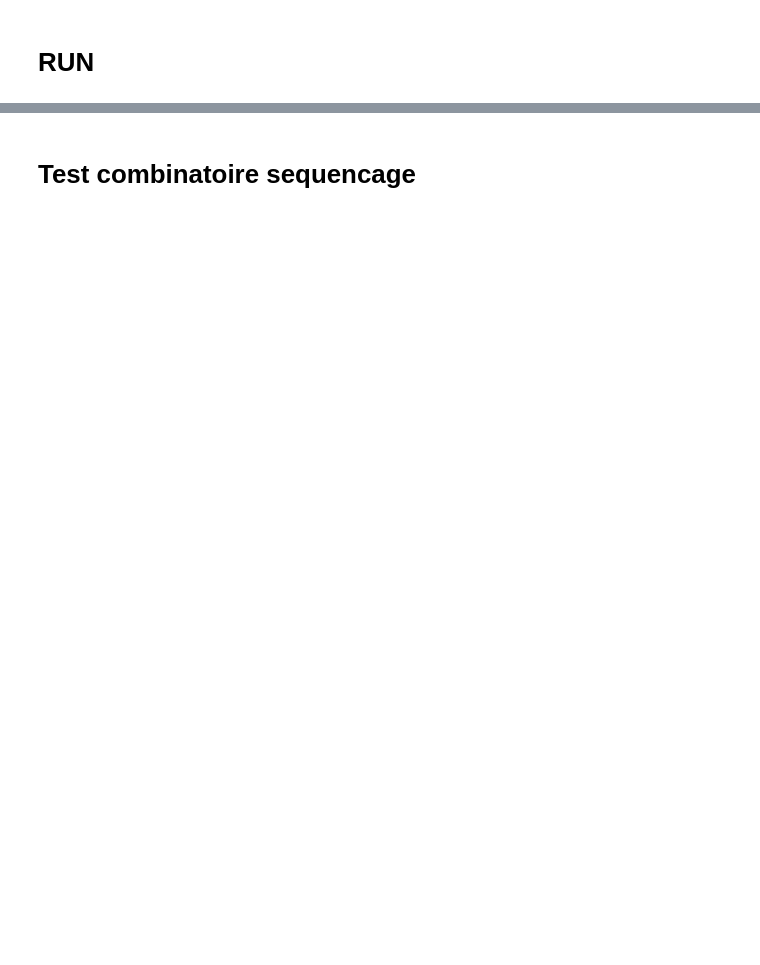
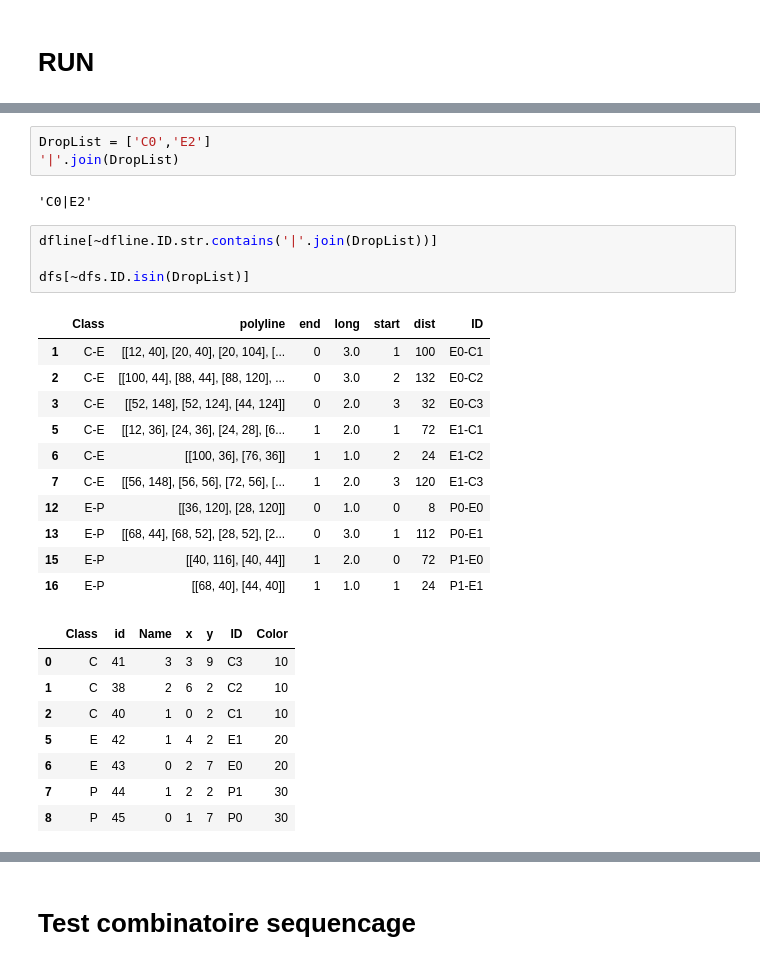
Before and after one commit to egos/valeo, a Jupyter notebook: NoteBook_GA_VALEO.ipynb, the cells around one changed output, grey strips where cells are left out. Drawn from its saved outputs; the diff is of its cells as text; blank space fills up the shorter version.

```diff
--- a/NoteBook_GA_VALEO.ipynb
+++ b/NoteBook_GA_VALEO.ipynb
@@ -209,0 +143,29 @@ array([2, 1, 1, 0])
+# %%
+DropList = ['C0','E2']
+'|'.join(DropList)
+# %% [output]
+'C0|E2'
+# %%
+dfline[~dfline.ID.str.contains('|'.join(DropList))]
+
+dfs[~dfs.ID.isin(DropList)]
+# %% [output]
+|  | Class | polyline | end | long | start | dist | ID |
+| 1 | C-E | [[12, 40], [20, 40], [20, 104], [... | 0 | 3.0 | 1 | 100 | E0-C1 |
+| 2 | C-E | [[100, 44], [88, 44], [88, 120], ... | 0 | 3.0 | 2 | 132 | E0-C2 |
+| 3 | C-E | [[52, 148], [52, 124], [44, 124]] | 0 | 2.0 | 3 | 32 | E0-C3 |
+| 5 | C-E | [[12, 36], [24, 36], [24, 28], [6... | 1 | 2.0 | 1 | 72 | E1-C1 |
+| 6 | C-E | [[100, 36], [76, 36]] | 1 | 1.0 | 2 | 24 | E1-C2 |
+| 7 | C-E | [[56, 148], [56, 56], [72, 56], [... | 1 | 2.0 | 3 | 120 | E1-C3 |
+| 12 | E-P | [[36, 120], [28, 120]] | 0 | 1.0 | 0 | 8 | P0-E0 |
+| 13 | E-P | [[68, 44], [68, 52], [28, 52], [2... | 0 | 3.0 | 1 | 112 | P0-E1 |
+| 15 | E-P | [[40, 116], [40, 44]] | 1 | 2.0 | 0 | 72 | P1-E0 |
+| 16 | E-P | [[68, 40], [44, 40]] | 1 | 1.0 | 1 | 24 | P1-E1 |
+|  | Class | id | Name | x | y | ID | Color |
+| 0 | C | 41 | 3 | 3 | 9 | C3 | 10 |
+| 1 | C | 38 | 2 | 6 | 2 | C2 | 10 |
+| 2 | C | 40 | 1 | 0 | 2 | C1 | 10 |
+| 5 | E | 42 | 1 | 4 | 2 | E1 | 20 |
+| 6 | E | 43 | 0 | 2 | 7 | E0 | 20 |
+| 7 | P | 44 | 1 | 2 | 2 | P1 | 30 |
+| 8 | P | 45 | 0 | 1 | 7 | P0 | 30 |
```
Also changed, not shown: parts of 59 cells of this notebook, 2 other files.
